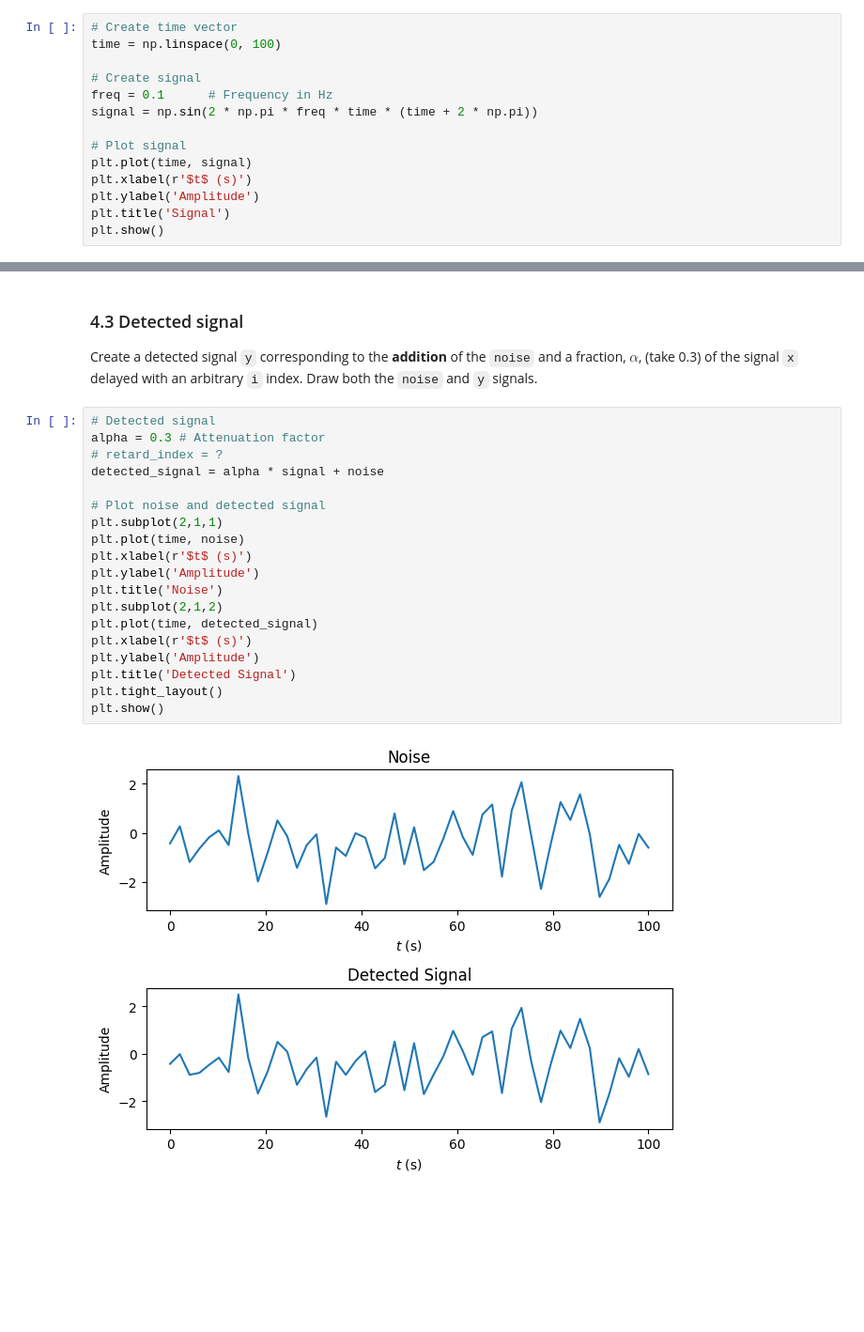
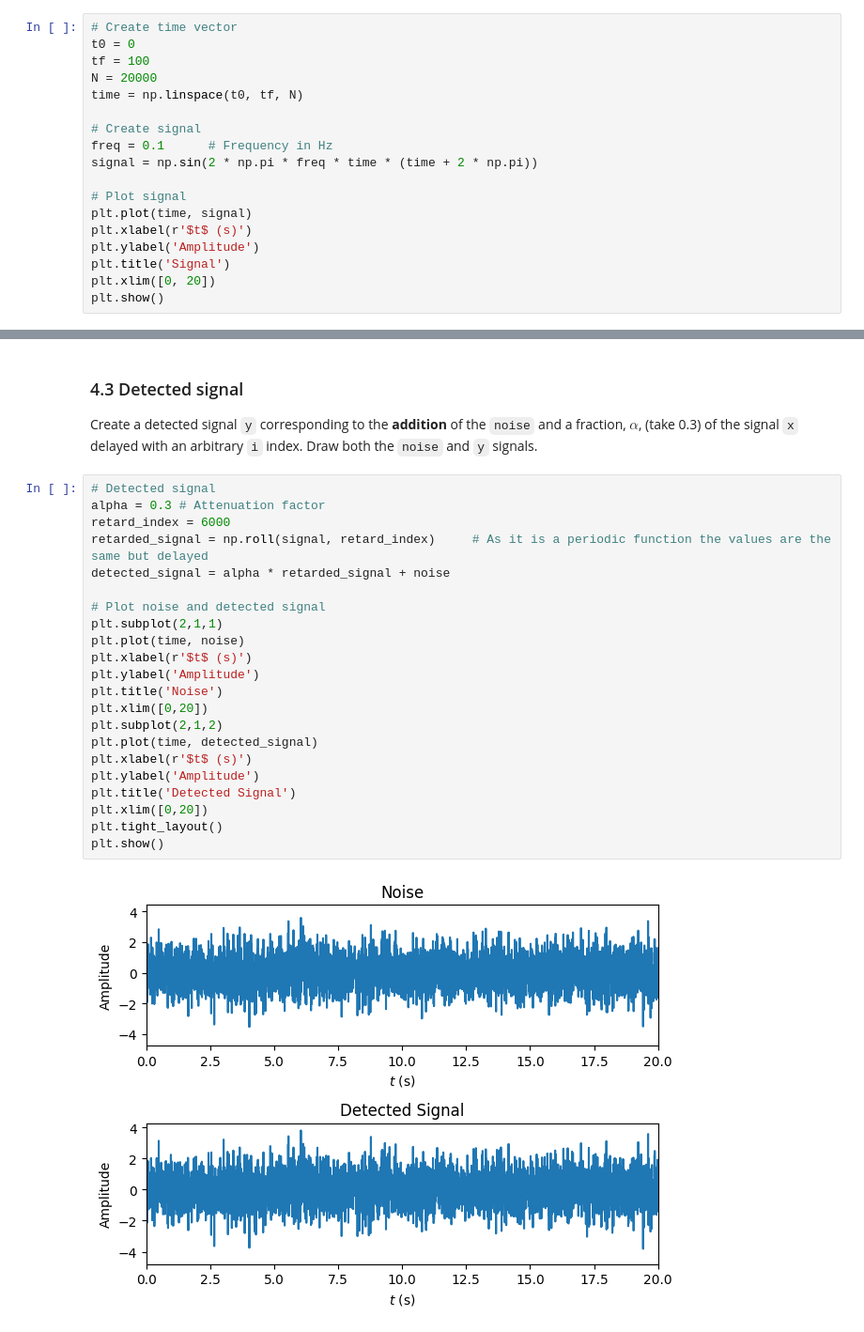
Before and after one commit to Eric-Vidal-hub/Signal-Processing, a Jupyter notebook: 5_radar.ipynb, the cells around one changed output, grey strips where cells are left out. Shown: that part at 94% size. Drawn from its saved outputs; the diff is of its cells as text; blank space fills up the shorter version.

```diff
--- a/5_radar.ipynb
+++ b/5_radar.ipynb
@@ -33,7 +36,10 @@ plt.show()
 This new array will be the base for the simulation of the detected signal.
 # %%
 # Create time vector
-time = np.linspace(0, 100)
+t0 = 0
+tf = 100
+N = 20000
+time = np.linspace(t0, tf, N)
 
 # Create signal
 freq = 0.1      # Frequency in Hz
@@ -44,5 +50,6 @@ plt.plot(time, signal)
 plt.xlabel(r'$t$ (s)')
 plt.ylabel('Amplitude')
 plt.title('Signal')
+plt.xlim([0, 20])
 plt.show()
 # %% [output]
@@ -69,22 +69,25 @@ Create a detected signal `y` corresponding to the **addition** of the `noise` an
 # %%
 # Detected signal
 alpha = 0.3 # Attenuation factor
-# retard_index = ?
-detected_signal = alpha * signal + noise
+retard_index = 6000
+retarded_signal = np.roll(signal, retard_index)     # As it is a periodic function the values are the same but delayed
+detected_signal = alpha * retarded_signal + noise
 
 # Plot noise and detected signal
 plt.subplot(2,1,1)
 plt.plot(time, noise)
 plt.xlabel(r'$t$ (s)')
 plt.ylabel('Amplitude')
 plt.title('Noise')
+plt.xlim([0,20])
 plt.subplot(2,1,2)
 plt.plot(time, detected_signal)
 plt.xlabel(r'$t$ (s)')
 plt.ylabel('Amplitude')
 plt.title('Detected Signal')
+plt.xlim([0,20])
 plt.tight_layout()
 plt.show()
 # %% [output]
-[figure, old version]
+[figure, new version]
 # %% [markdown]
```
Also changed, not shown: parts of 6 cells of this notebook.
